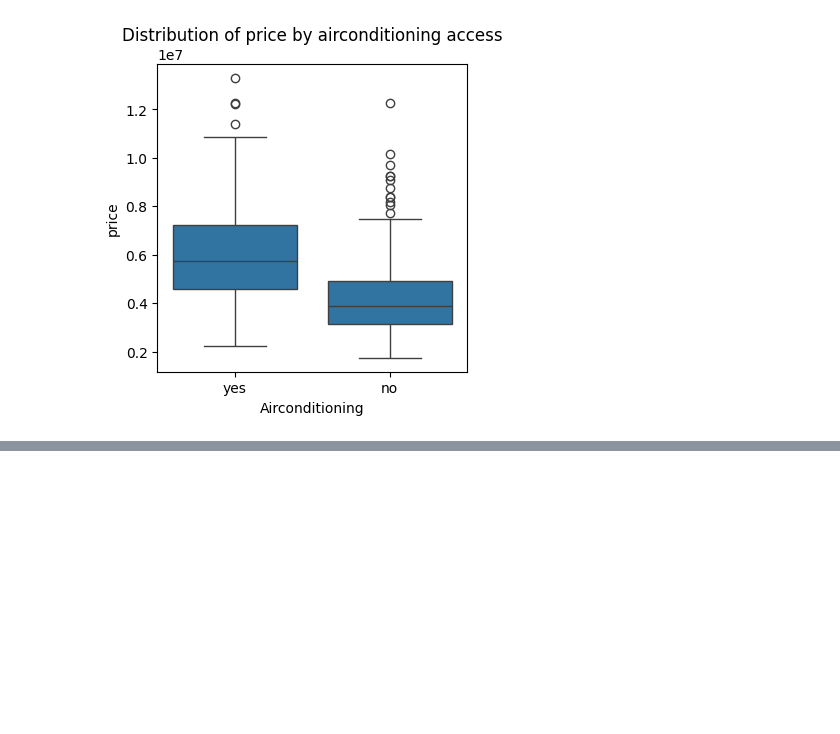
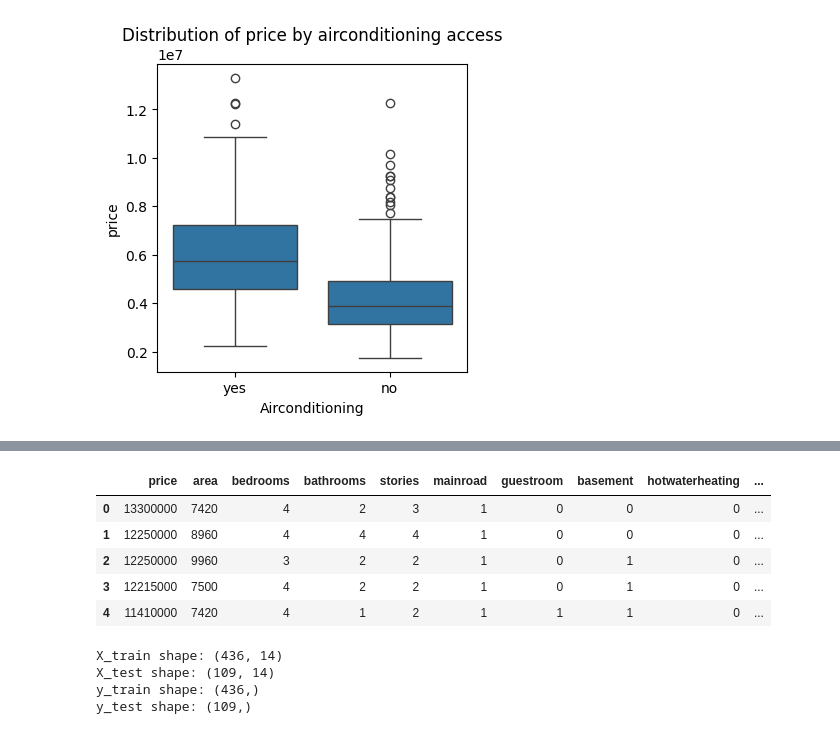
Before and after one commit to Mostafij-k/ML_Algorithm_Intuition, a Jupyter notebook: KNN/KNN_Regression_Code.ipynb, the cells around one changed output, grey strips where cells are left out. Saved outputs shown, nothing was run; the diff lists cells and outputs as text; code cells hidden in the pictures; blank space fills up the shorter version.

```diff
--- a/KNN/KNN_Regression_Code.ipynb
+++ b/KNN/KNN_Regression_Code.ipynb
@@ -382,12 +348,0 @@ df['guestroom'] = df['guestroom'].map({'no':0, 'yes':1})
-# %%
-df['furnishingstatus'] = df['furnishingstatus'].map({'semi-furnished':1, 'unfurnished':2, "furnished":0})
-# %%
-# Categorical
-# Binary encode one-hot
-binary_columns = ['mainroad', 'guestroom', 'basement', 'hotwaterheating', 'airconditioning', 'prefarea']
-df[binary_columns] = df[binary_columns].apply(lambda x: x.map({'yes': 1, 'no': 0}))
-
-# Categorical
-furnished_map = {'furnished': 1, 'unfurnished': 0, 'semi-furnished': 0.5}
-df['furnishingstatus'] = df['furnishingstatus'].map(furnished_map)
-df[['mainroad', 'guestroom', 'basement', 'hotwaterheating', 'airconditioning', 'prefarea', 'furnishingstatus']].head()
@@ -406,0 +349,15 @@ https://www.kaggle.com/code/suyogbakliwal/case-study-housing-price-projects-sb-k
+# %%
+# Convert the categorial data into 1,0 using map function
+maping_dict={
+    'yes':1,
+    'no': 0
+}
+Convert_column=[
+    'mainroad',
+    'guestroom',
+    'basement',
+    'hotwaterheating',
+    'airconditioning',
+    'prefarea'
+]
+df[Convert_column]=df[Convert_column].apply(lambda col: col.map(maping_dict))
@@ -406,0 +373,21 @@ https://www.kaggle.com/code/suyogbakliwal/case-study-housing-price-projects-sb-k
+# %%
+# Now perform one-hot encoding on furnishingstatus column
+encoder=OneHotEncoder(sparse_output=False)
+column=df[['furnishingstatus']]
+Col_Onehot=encoder.fit_transform(column).astype(int)
+Col_Onehot=pd.DataFrame(
+    Col_Onehot,
+    columns=["furnished", "semi-furnished", "unfurnished"],
+    index=column.index)
+df=pd.concat([df, Col_Onehot], axis=1)
+df=df.drop(columns='furnishingstatus', axis=1)
+# %%
+# Checking the dataset
+df.head(5)
+# %% [output]
+|  | price | area | bedrooms | bathrooms | stories | mainroad | guestroom | basement | hotwaterheating | ... |
+| 0 | 13300000 | 7420 | 4 | 2 | 3 | 1 | 0 | 0 | 0 | ... |
+| 1 | 12250000 | 8960 | 4 | 4 | 4 | 1 | 0 | 0 | 0 | ... |
+| 2 | 12250000 | 9960 | 3 | 2 | 2 | 1 | 0 | 1 | 0 | ... |
+| 3 | 12215000 | 7500 | 4 | 2 | 2 | 1 | 0 | 1 | 0 | ... |
+| 4 | 11410000 | 7420 | 4 | 1 | 2 | 1 | 1 | 1 | 0 | ... |
@@ -406,0 +405,11 @@ https://www.kaggle.com/code/suyogbakliwal/case-study-housing-price-projects-sb-k
+# %%
+# Checking the train and test setprint("X_train shape:", x_Train.shape)
+print("X_train shape:", X_train.shape)
+print("X_test shape:", X_test.shape)
+print("y_train shape:", y_train.shape)
+print("y_test shape:", y_test.shape)
+# %% [output]
+X_train shape: (436, 14)
+X_test shape: (109, 14)
+y_train shape: (436,)
+y_test shape: (109,)
```
Also changed, not shown: parts of 16 cells of this notebook.
